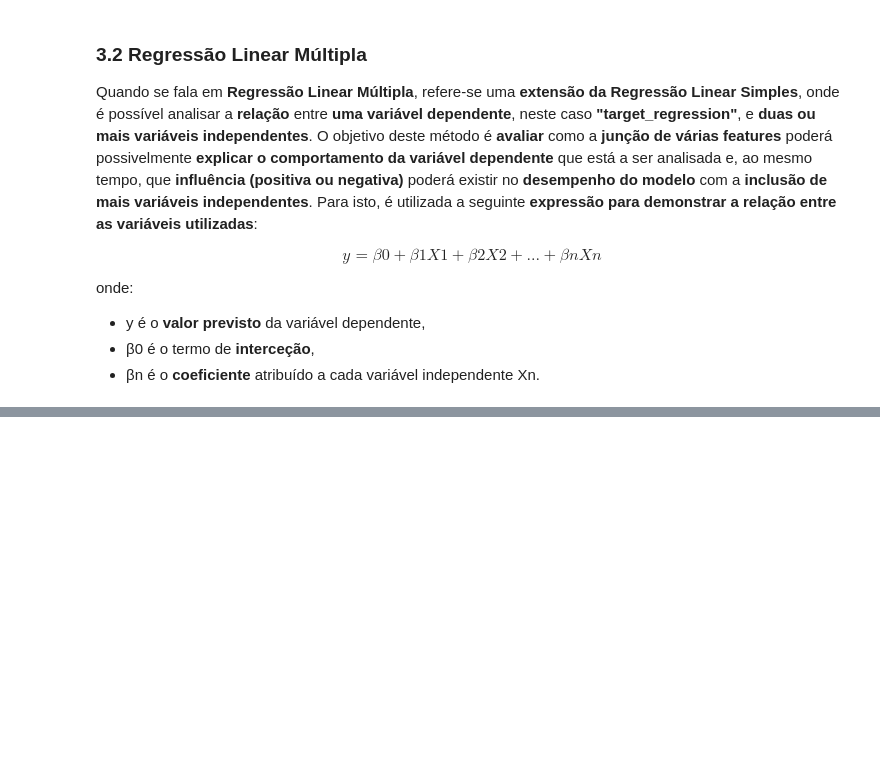
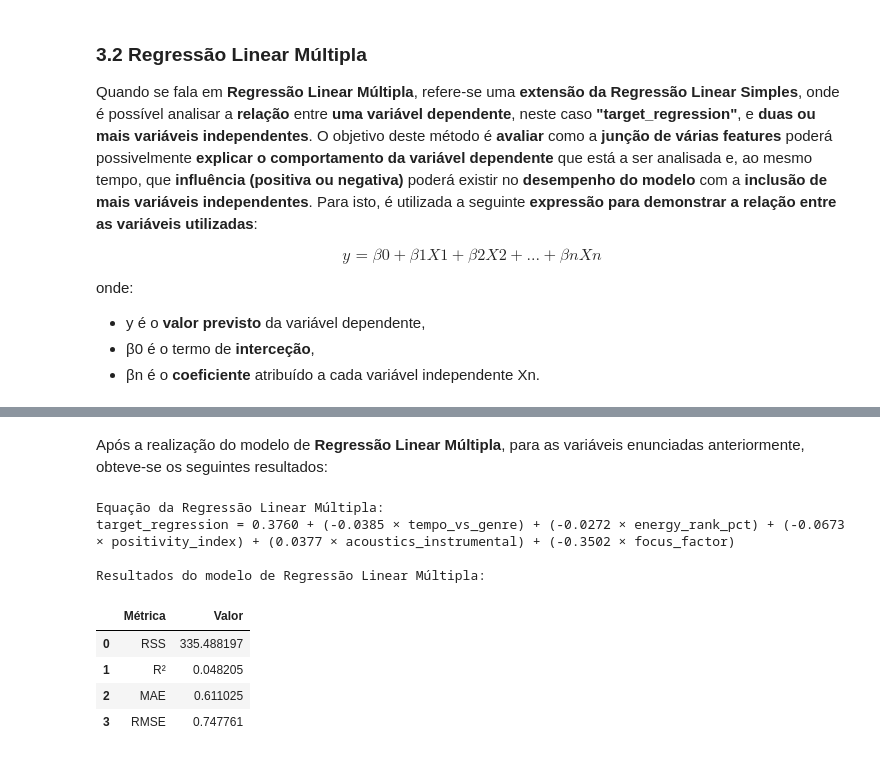
Before and after one commit to RenatoFerreira1240605/APRAU_EFG_B_1240605_1190995, a Jupyter notebook: Assignment_Part1.ipynb, the cells around one changed output, grey strips where cells are left out. Cells and saved outputs as stored; diff of their text form; code cells hidden in the pictures; blank space fills up the shorter version.

```diff
--- a/Assignment_Part1.ipynb
+++ b/Assignment_Part1.ipynb
@@ -1226,0 +1294,38 @@ onde:
+# %% [markdown]
+Após a realização do modelo de **Regressão Linear Múltipla**, para as variáveis enunciadas anteriormente, obteve-se os seguintes resultados:
+# %%
+# Avaliar desempenho
+rss = np.sum((y_test - y_pred) ** 2)
+r2 = r2_score(y_test, y_pred)
+mae = mean_absolute_error(y_test, y_pred)
+rmse = np.sqrt(mean_squared_error(y_test, y_pred))
+
+# DataFrame com resultados
+results_mult = pd.DataFrame({
+    'Métrica': ['RSS', 'R²', 'MAE', 'RMSE'],
+    'Valor': [rss, r2, mae, rmse]
+})
+
+# Mostrar a equação da regressão linear múltipla
+intercept = model_mult.intercept_
+coefs = model_mult.coef_
+
+print("Equação da Regressão Linear Múltipla:")
+equation = f"target_regression = {intercept:.4f}"
+for feature, coef in zip(features, coefs):
+    equation += f" + ({coef:.4f} × {feature})"
+print(equation)
+
+
+print("\nResultados do modelo de Regressão Linear Múltipla:")
+display(results_mult)
+# %% [output]
+Equação da Regressão Linear Múltipla:
+target_regression = 0.3760 + (-0.0385 × tempo_vs_genre) + (-0.0272 × energy_rank_pct) + (-0.0673 × positivity_index) + (0.0377 × acoustics_instrumental) + (-0.3502 × focus_factor)
+
+Resultados do modelo de Regressão Linear Múltipla:
+|  | Métrica | Valor |
+| 0 | RSS | 335.488197 |
+| 1 | R² | 0.048205 |
+| 2 | MAE | 0.611025 |
+| 3 | RMSE | 0.747761 |
```
Also changed, not shown: parts of 4 cells of this notebook.
